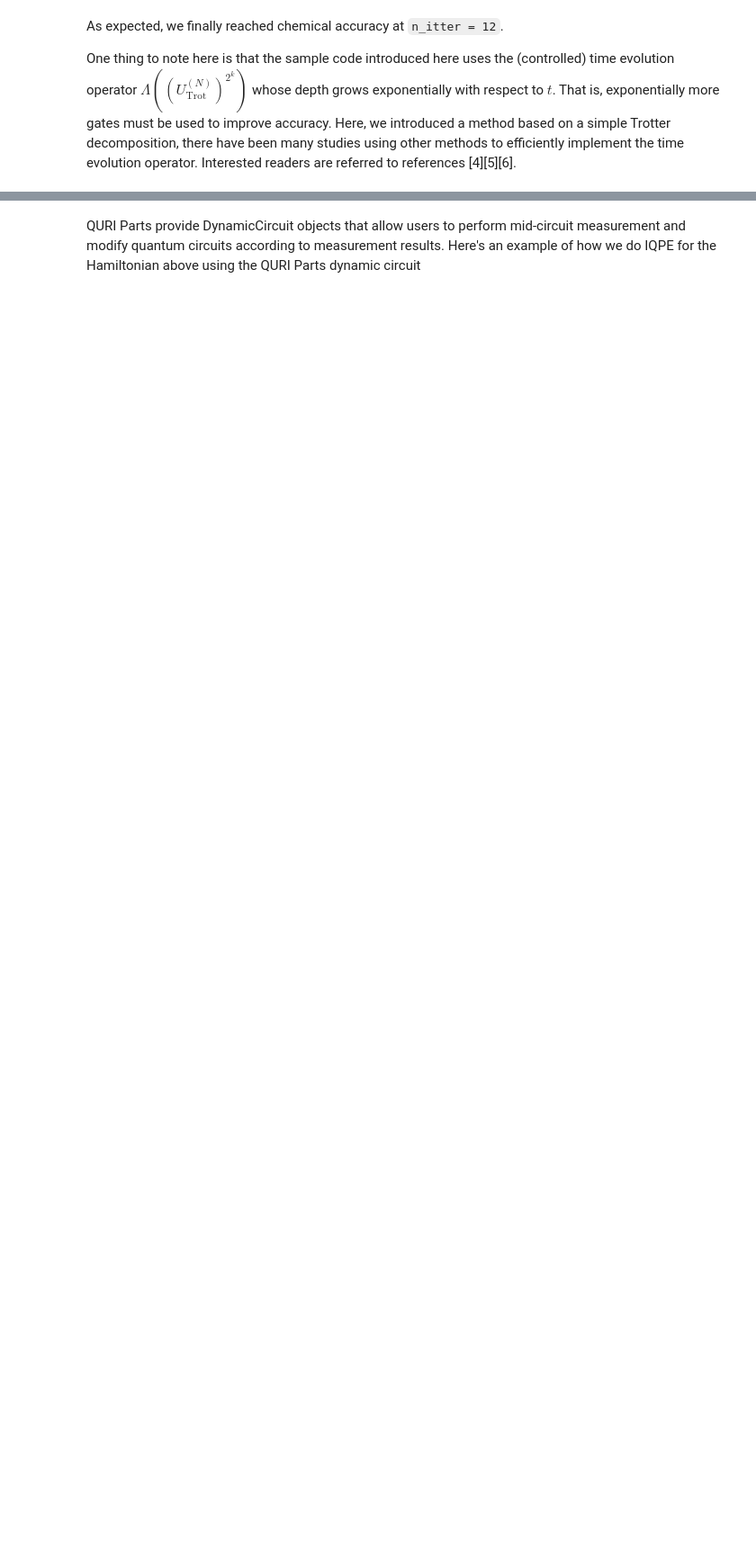
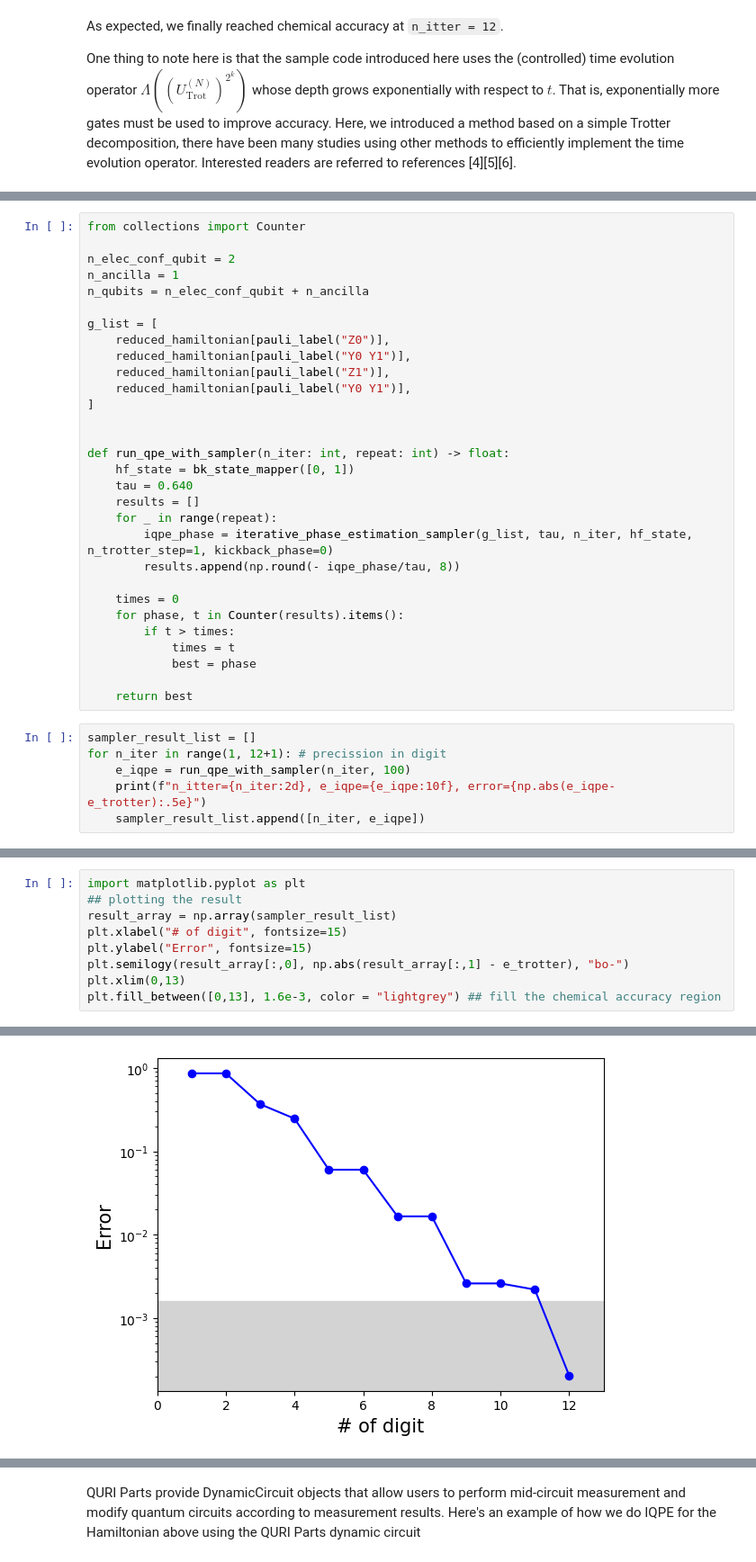
Before and after one commit to qulacs/quantum-native-dojo-en, a Jupyter notebook: qp_notebooks/7.1_qp_quantum_phase_estimation_detailed.ipynb, the cells around one changed output, grey strips where cells are left out. Shown at 90% size. Cells and saved outputs as stored; diff of their text form; blank space fills up the shorter version.

Commit message:
add sampler version of iqpe

```diff
--- a/qp_notebooks/7.1_qp_quantum_phase_estimation_detailed.ipynb
+++ b/qp_notebooks/7.1_qp_quantum_phase_estimation_detailed.ipynb
@@ -609,0 +643,36 @@ One thing to note here is that the sample code introduced here uses the (control
+# %%
+from collections import Counter
+
+n_elec_conf_qubit = 2
+n_ancilla = 1
+n_qubits = n_elec_conf_qubit + n_ancilla
+
+g_list = [
+    reduced_hamiltonian[pauli_label("Z0")],
+    reduced_hamiltonian[pauli_label("Y0 Y1")],
+    reduced_hamiltonian[pauli_label("Z1")],
+    reduced_hamiltonian[pauli_label("Y0 Y1")],
+]
+
+
+def run_qpe_with_sampler(n_iter: int, repeat: int) -> float:
+    hf_state = bk_state_mapper([0, 1])
+    tau = 0.640
+    results = []
+    for _ in range(repeat):
+        iqpe_phase = iterative_phase_estimation_sampler(g_list, tau, n_iter, hf_state, n_trotter_step=1, kickback_phase=0)
+        results.append(np.round(- iqpe_phase/tau, 8))
+
+    times = 0
+    for phase, t in Counter(results).items():
+        if t > times:
+            times = t
+            best = phase
+
+    return best
+# %%
+sampler_result_list = []
+for n_iter in range(1, 12+1): # precission in digit
+    e_iqpe = run_qpe_with_sampler(n_iter, 100)
+    print(f"n_itter={n_iter:2d}, e_iqpe={e_iqpe:10f}, error={np.abs(e_iqpe-e_trotter):.5e}")
+    sampler_result_list.append([n_iter, e_iqpe])
@@ -609,0 +692,10 @@ One thing to note here is that the sample code introduced here uses the (control
+# %%
+import matplotlib.pyplot as plt
+## plotting the result
+result_array = np.array(sampler_result_list)
+plt.xlabel("# of digit", fontsize=15)
+plt.ylabel("Error", fontsize=15)
+plt.semilogy(result_array[:,0], np.abs(result_array[:,1] - e_trotter), "bo-")
+plt.xlim(0,13)
+plt.fill_between([0,13], 1.6e-3, color = "lightgrey") ## fill the chemical accuracy region
+# %% [output]
@@ -609,0 +703 @@ One thing to note here is that the sample code introduced here uses the (control
+[figure, added]
```
Also changed, not shown: parts of 7 cells of this notebook.
